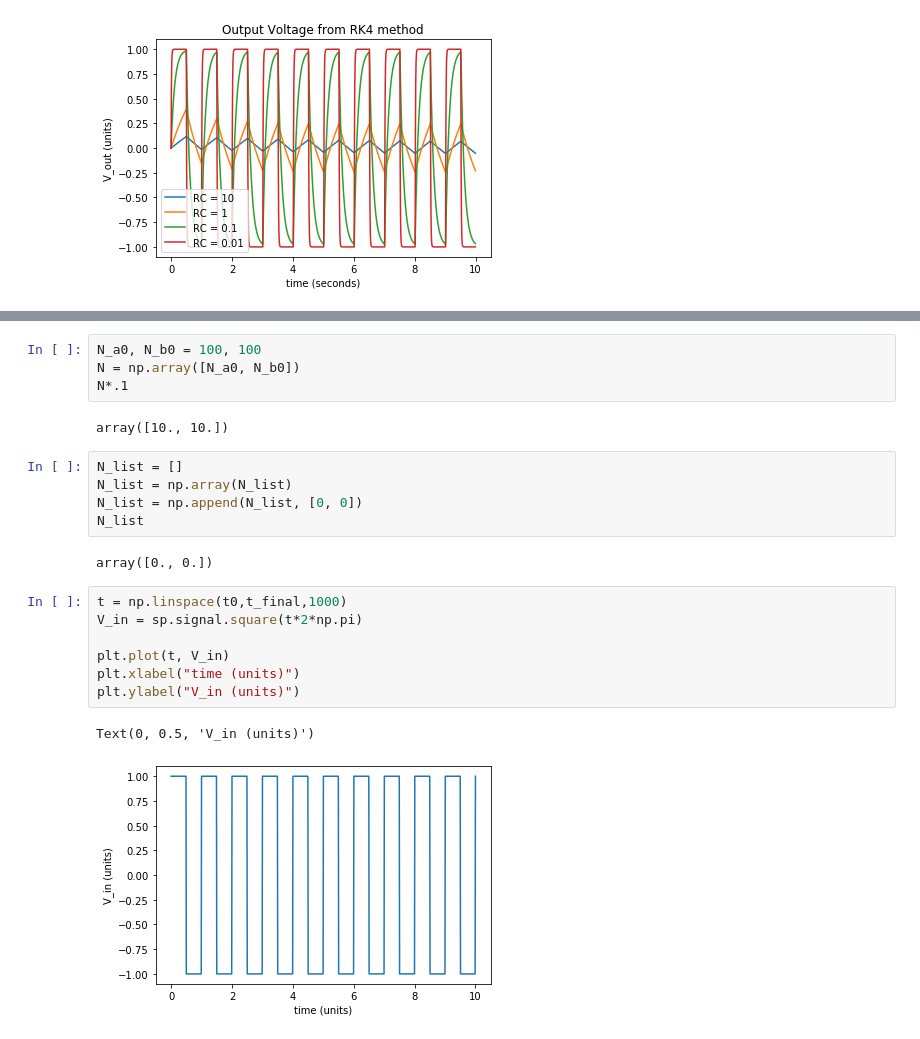
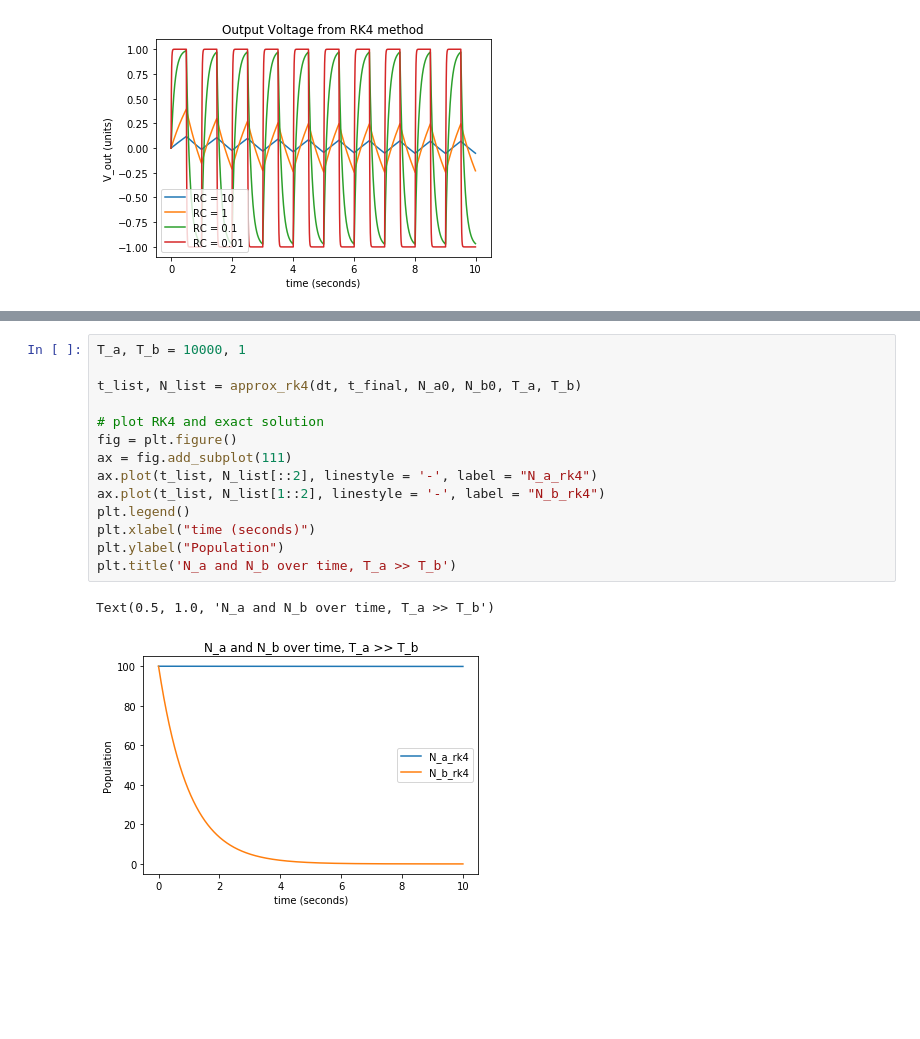
Before and after one commit to wolcottb/Lectures, a Jupyter notebook: hw1.ipynb, the cells around one changed output, grey strips where cells are left out. Drawn from its saved outputs; the diff is of its cells as text; blank space fills up the shorter version.

```diff
--- a/hw1.ipynb
+++ b/hw1.ipynb
@@ -216,23 +204,17 @@ NameError: name 'N' is not defined
-# %%
-N_a0, N_b0 = 100, 100
-N = np.array([N_a0, N_b0])
-N*.1
-# %% [output]
-array([10., 10.])
-# %%
-N_list = []
-N_list = np.array(N_list)
-N_list = np.append(N_list, [0, 0])
-N_list
-# %% [output]
-array([0., 0.])
-# %%
-t = np.linspace(t0,t_final,1000)
-V_in = sp.signal.square(t*2*np.pi)
-
-plt.plot(t, V_in)
-plt.xlabel("time (units)")
-plt.ylabel("V_in (units)")
-# %% [output]
-Text(0, 0.5, 'V_in (units)')
-[figure, removed]
+# %%
+T_a, T_b = 10000, 1
+
+t_list, N_list = approx_rk4(dt, t_final, N_a0, N_b0, T_a, T_b)
+
+# plot RK4 and exact solution
+fig = plt.figure()
+ax = fig.add_subplot(111)
+ax.plot(t_list, N_list[::2], linestyle = '-', label = "N_a_rk4")
+ax.plot(t_list, N_list[1::2], linestyle = '-', label = "N_b_rk4")
+plt.legend()
+plt.xlabel("time (seconds)")
+plt.ylabel("Population")
+plt.title('N_a and N_b over time, T_a >> T_b')
+# %% [output]
+Text(0.5, 1.0, 'N_a and N_b over time, T_a >> T_b')
+[figure, added]
```
Also changed, not shown: parts of 7 cells of this notebook.
